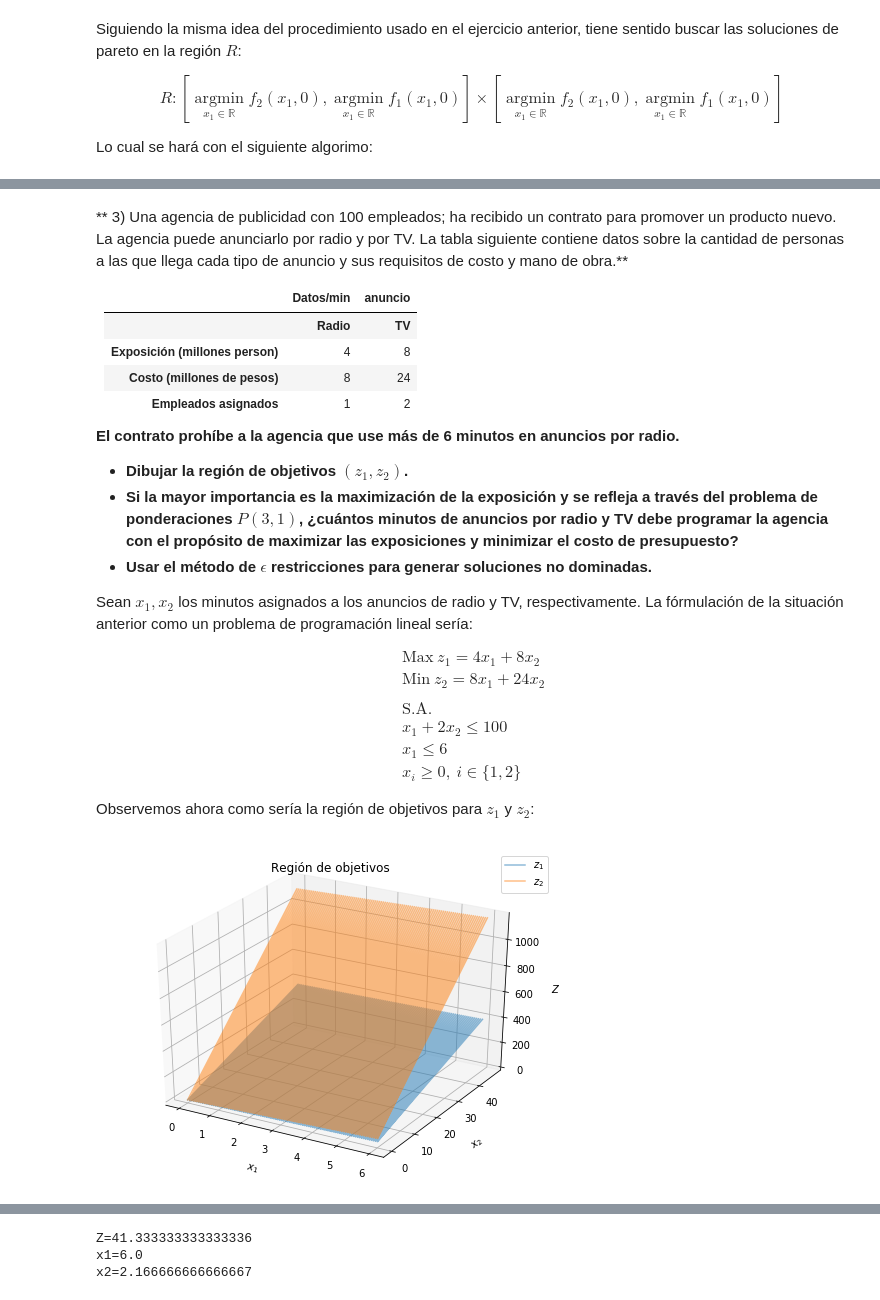
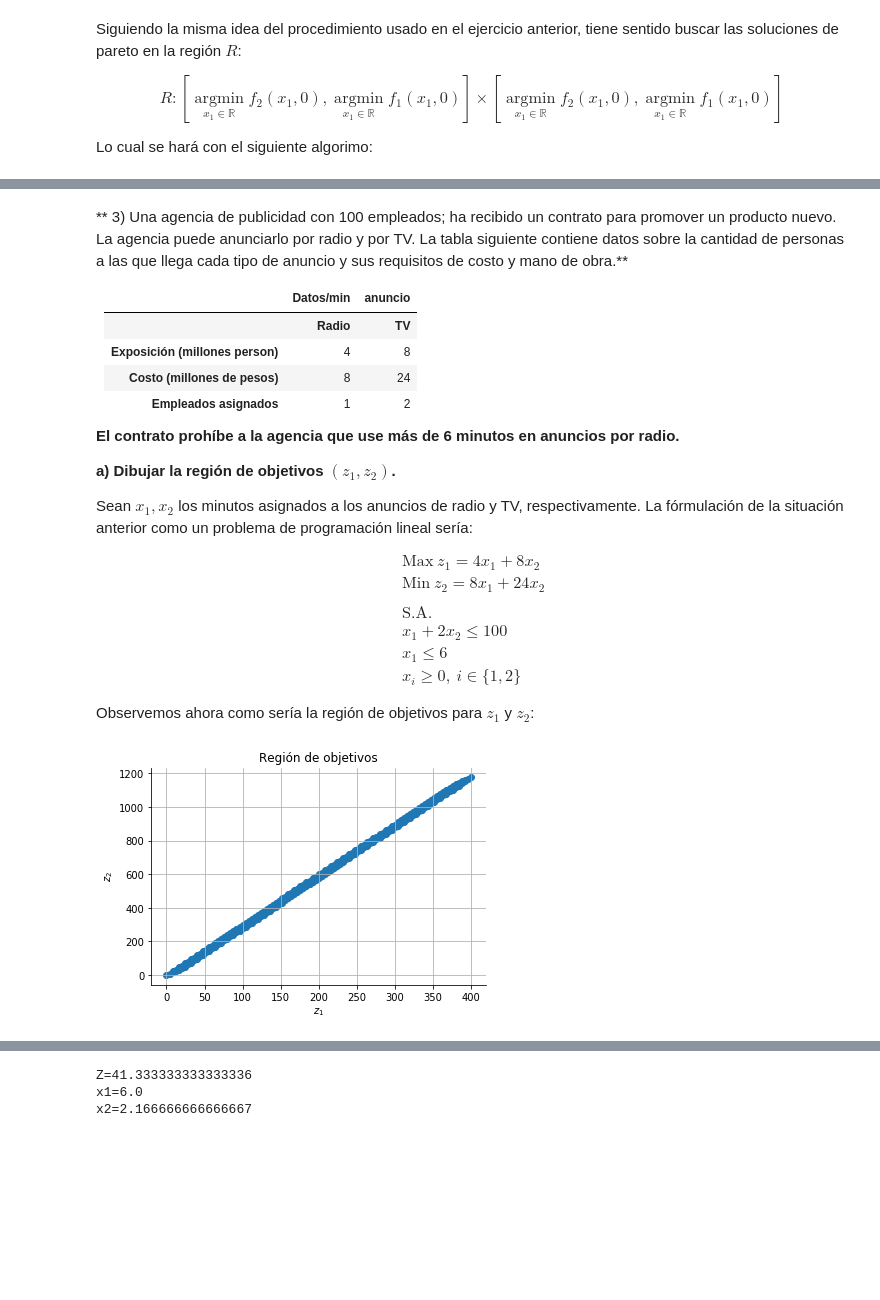
Before and after one commit to j-luisrd/Programaci-n, a Jupyter notebook: PM/Taller.ipynb, the cells around one changed output, grey strips where cells are left out. Saved outputs shown, nothing was run; the diff lists cells and outputs as text; code cells hidden in the pictures; blank space fills up the shorter version.

```diff
--- a/PM/Taller.ipynb
+++ b/PM/Taller.ipynb
@@ -265,16 +227,19 @@ Las soluciones de pareto son:
 | **Empleados asignados**          |     1     |     2   |
 
 **El contrato prohíbe a la agencia que use más de 6 minutos en anuncios por radio.**
-* **Dibujar la región de objetivos $(z_1,z_2)$.**
-* **Si la mayor importancia es la maximización de la exposición y se refleja a través del problema de ponderaciones $P(3,1)$, ¿cuántos minutos de anuncios por radio y TV debe programar la agencia con el propósito de maximizar las exposiciones y minimizar el costo de presupuesto?**
-* **Usar el método de $\epsilon$ restricciones para generar soluciones no dominadas.**
+
+**a) Dibujar la región de objetivos $(z_1,z_2)$.**
 
 Sean $x_1, x_2$ los minutos asignados a los anuncios de radio y TV, respectivamente. La fórmulación de la situación anterior como un problema de programación lineal sería:
 
 $$\begin{aligned}&\text{Max} \ z_1=4x_1+8x_2\\ &\text{Min} \ z_2=8x_1+24x_2\\ \\&\text{S.A.}\\ &x_1+2x_2\leq 100\\ &x_1\leq 6\\ &x_i\geq 0, \ i\in\{1,2\} \end{aligned}$$
 
 Observemos ahora como sería la región de objetivos para $z_1$ y $z_2$:
-# %%
-plot(4,8,8,24,6,47,0,0,0,0)
-# %% [output]
-[figure, removed]
+# %%
+def z_1(Array):
+    return 4*Array[0]+8*Array[1]
+def z_2(Array):
+    return 8*Array[0]+24*Array[1]
+plot(6,47,0,0)
+# %% [output]
+[figure, added]
```
Also changed, not shown: parts of 19 cells of this notebook.
